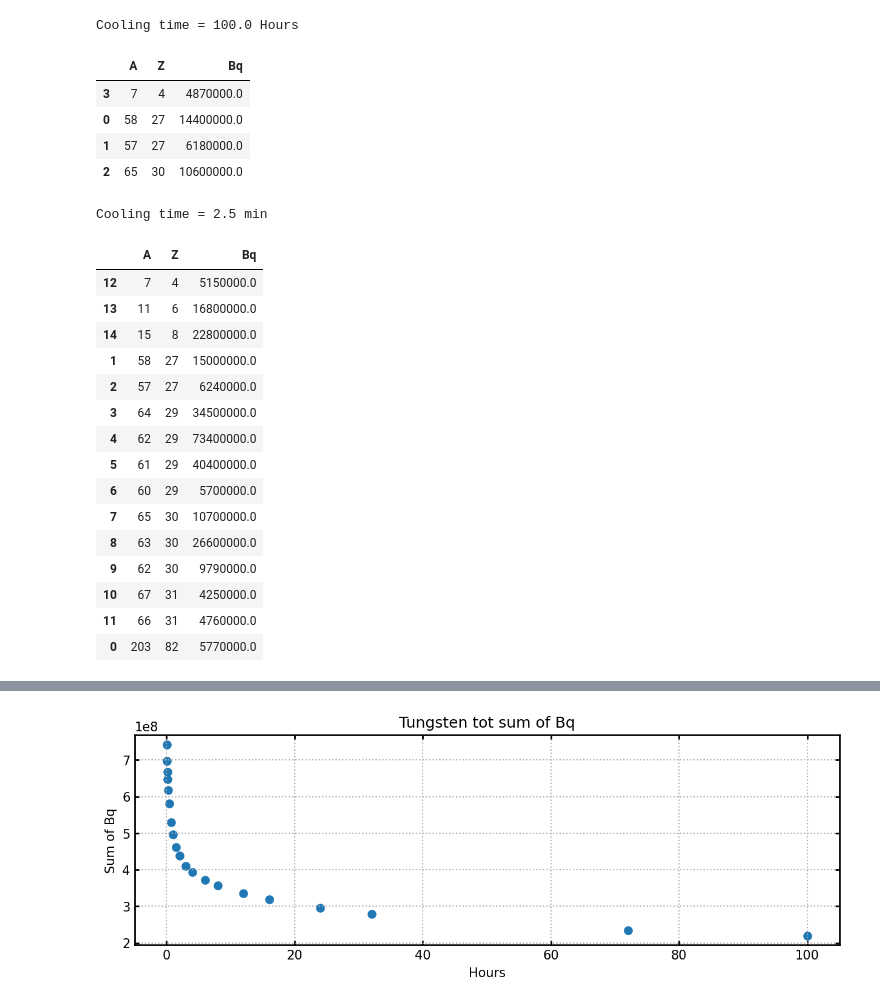
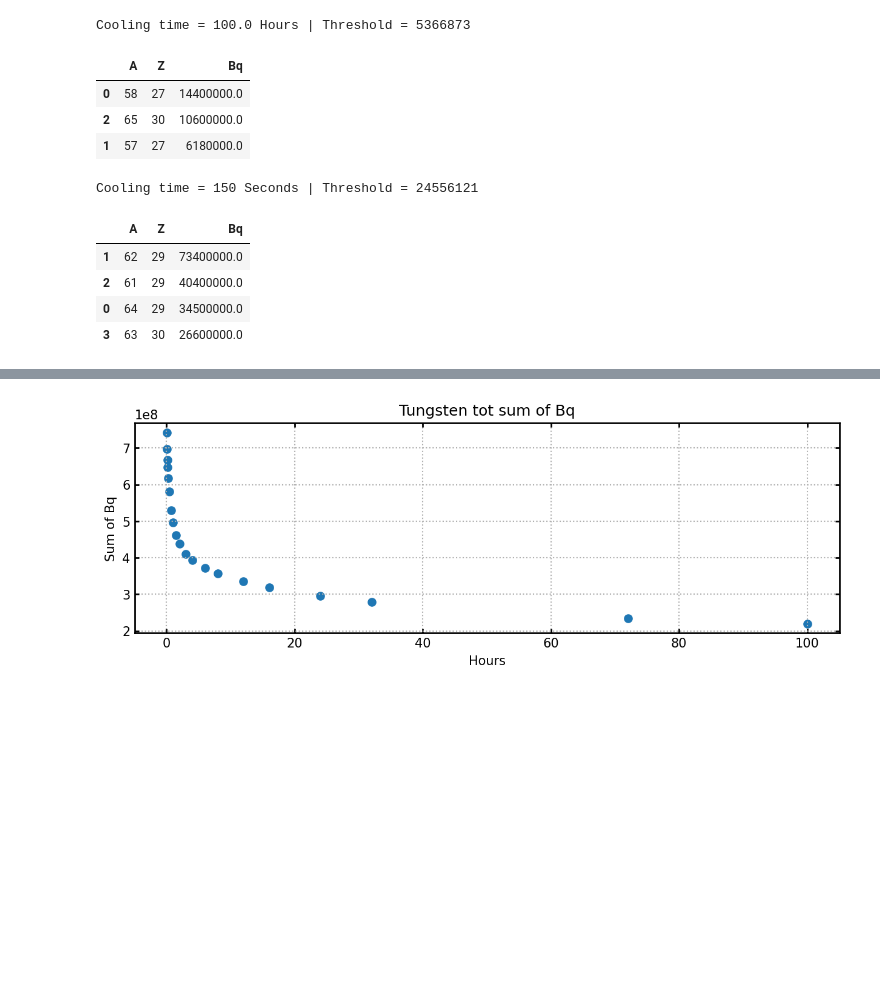
Before and after one commit to sewerininc/fluka_simulations, a Jupyter notebook: python_notebook/first test.ipynb, the cells around one changed output, grey strips where cells are left out. Cells and saved outputs as stored; diff of their text form; code cells hidden in the pictures; blank space fills up the shorter version.

```diff
--- a/python_notebook/first test.ipynb
+++ b/python_notebook/first test.ipynb
@@ -143,35 +309,21 @@ Cooling time = 100.0 Hours
 # %%
 ff1, ff2 = get_df_sum(brass_paths[15])
-print("Cooling time =", ff1.columns.name/60/60, "Hours")
-find_elements(ff1, 4000000)
+find_elements(ff1, ff1.max().mean()*10)
 # %% [output]
-Cooling time = 100.0 Hours
+Cooling time = 100.0 Hours | Threshold = 5366873
 |  | A | Z | Bq |
-| 3 | 7 | 4 | 4870000.0 |
 | 0 | 58 | 27 | 14400000.0 |
+| 2 | 65 | 30 | 10600000.0 |
 | 1 | 57 | 27 | 6180000.0 |
-| 2 | 65 | 30 | 10600000.0 |
 # %%
 ff1, ff2 = get_df_sum(brass_paths[18])
-print("Cooling time =", ff1.columns.name/60, "min")
-find_elements(ff1, 4000000)
+find_elements(ff1, ff1.max().mean()*10, True)
 # %% [output]
-Cooling time = 2.5 min
+Cooling time = 150 Seconds | Threshold = 24556121
 |  | A | Z | Bq |
-| 12 | 7 | 4 | 5150000.0 |
-| 13 | 11 | 6 | 16800000.0 |
-| 14 | 15 | 8 | 22800000.0 |
-| 1 | 58 | 27 | 15000000.0 |
-| 2 | 57 | 27 | 6240000.0 |
-| 3 | 64 | 29 | 34500000.0 |
-| 4 | 62 | 29 | 73400000.0 |
-| 5 | 61 | 29 | 40400000.0 |
-| 6 | 60 | 29 | 5700000.0 |
-| 7 | 65 | 30 | 10700000.0 |
-| 8 | 63 | 30 | 26600000.0 |
-| 9 | 62 | 30 | 9790000.0 |
-| 10 | 67 | 31 | 4250000.0 |
-| 11 | 66 | 31 | 4760000.0 |
-| 0 | 203 | 82 | 5770000.0 |
+| 1 | 62 | 29 | 73400000.0 |
+| 2 | 61 | 29 | 40400000.0 |
+| 0 | 64 | 29 | 34500000.0 |
+| 3 | 63 | 30 | 26600000.0 |
 # %%
 ff1, ff2 = get_df_sum(tungsten_paths[18])
```
Also changed, not shown: parts of 19 cells of this notebook.
